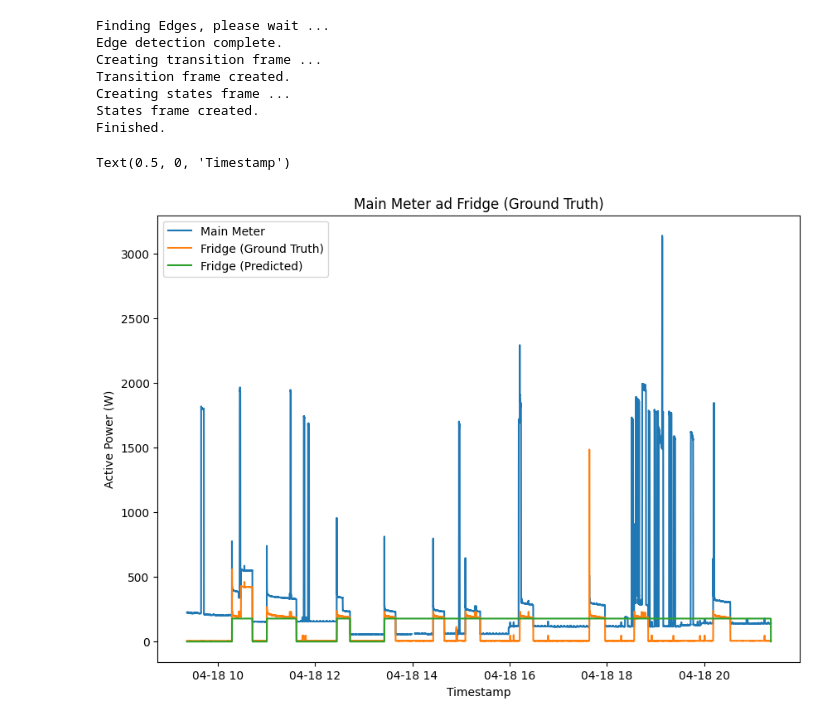
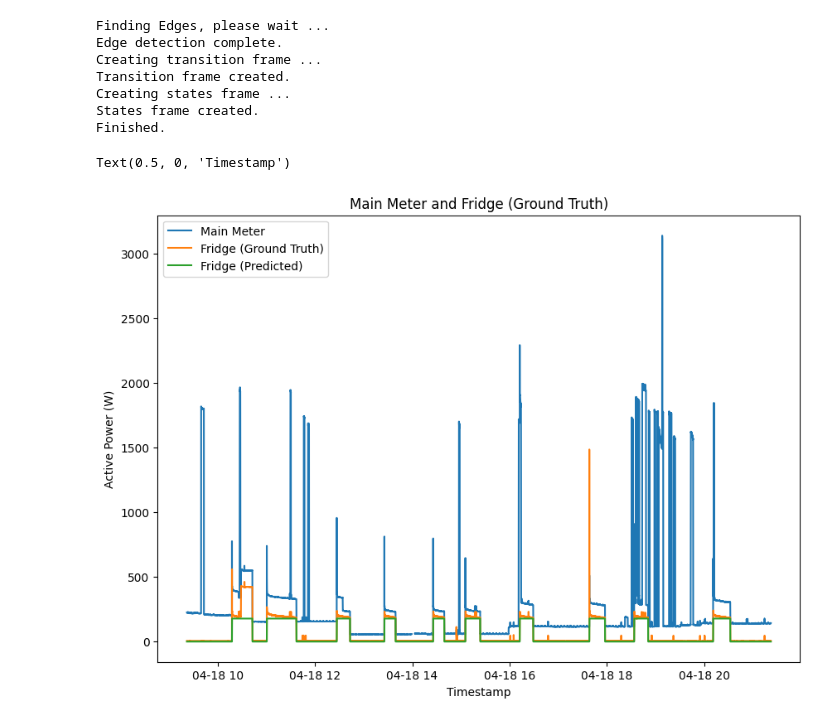
Before and after one commit to wuhanstudio/tsetlin.py, a Jupyter notebook: model/nilmtk_redd_hart85.ipynb, the cells around one changed output. Drawn from its saved outputs; the diff is of its cells as text; code cells hidden in the pictures.

Commit message:
[model][hart] Drop NA in main_df

```diff
--- a/model/nilmtk_redd_hart85.ipynb
+++ b/model/nilmtk_redd_hart85.ipynb
@@ -372,7 +372,7 @@ m_hart_load.import_model('m_hart85.pickle')
 # %% [markdown]
 ## Hart85: Testing
 # %%
-fridge_df_predicted = m_hart_load.disaggregate_chunk([main_df.to_frame()])[0]
+fridge_df_predicted = m_hart_load.disaggregate_chunk([main_df.to_frame().dropna()])[0]
 # %% [output]
 Finding Edges, please wait ...
 Edge detection complete.
@@ -382,16 +382,16 @@ Creating states frame ...
 States frame created.
 Finished.
 # %%
-# Plot Vacuum
+# Plot Fridge
 fig = plt.figure(figsize=(10, 7))
 plt.plot(main_df, label = 'Main Meter')
 plt.plot(fridge_df, label = 'Fridge (Ground Truth)')
 plt.plot(fridge_df_predicted, label = 'Fridge (Predicted)')
 
-plt.title("Main Meter ad Fridge (Ground Truth)")
+plt.title("Main Meter and Fridge (Ground Truth)")
 plt.legend()
 plt.ylabel("Active Power (W)")
 plt.xlabel("Timestamp")
 # %% [output]
 Text(0.5, 0, 'Timestamp')
-[figure, old version]
+[figure, new version]
```
Also changed, not shown: parts of 2 cells of this notebook.
